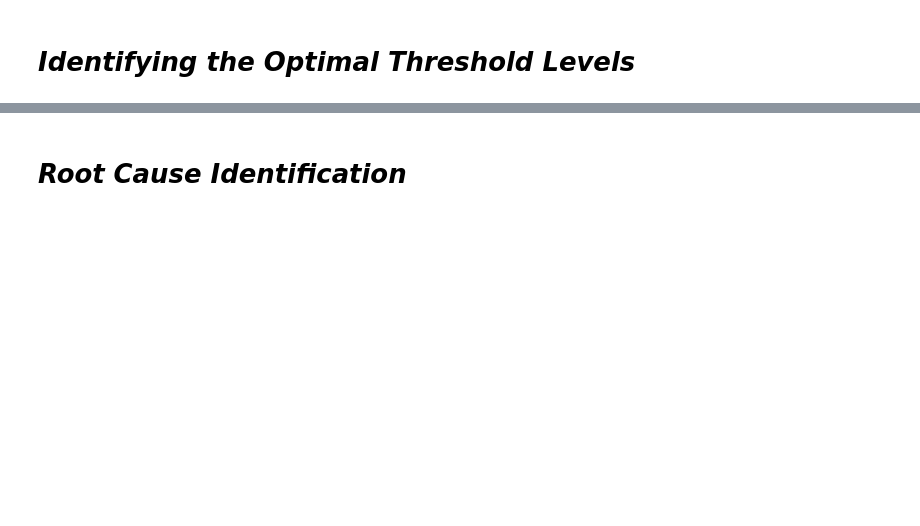
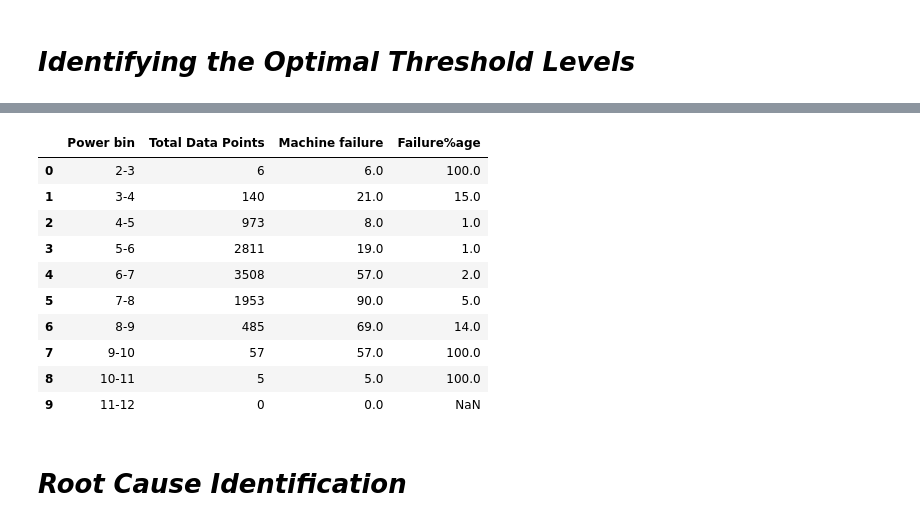
Before and after one commit to AftabUdaipurwala/MLProjects, a Jupyter notebook: Mahindra_Manufacturing_Analytics.ipynb, the cells around one changed output, grey strips where cells are left out. Cells and saved outputs as stored; diff of their text form; code cells hidden in the pictures; blank space fills up the shorter version.

```diff
--- a/Mahindra_Manufacturing_Analytics.ipynb
+++ b/Mahindra_Manufacturing_Analytics.ipynb
@@ -956,3 +1041,22 @@ df8.shape
+# %%
+# now identifying how much % age of downtime is present in each bins of Temp Diff
+pivottool1=pd.pivot_table(data=df8, index='Power bin', values='Type', aggfunc='count').reset_index().rename(columns={'Type': 'Total Data Points'}).round(1)
+pivottool2 =pd.pivot_table(data=df8, index='Power bin', values='Machine failure', aggfunc='sum').reset_index().rename(columns={'Type': 'Machine Failure Data Points'}).round(1)
+pivottool3= pd.merge(pivottool1,pivottool2,on='Power bin')
+pivottool3['Failure%age'] = round(pivottool3['Machine failure']/pivottool3['Total Data Points'],2)*100
+pivottool3
+# %% [output]
+|  | Power bin | Total Data Points | Machine failure | Failure%age |
+| 0 | 2-3 | 6 | 6.0 | 100.0 |
+| 1 | 3-4 | 140 | 21.0 | 15.0 |
+| 2 | 4-5 | 973 | 8.0 | 1.0 |
+| 3 | 5-6 | 2811 | 19.0 | 1.0 |
+| 4 | 6-7 | 3508 | 57.0 | 2.0 |
+| 5 | 7-8 | 1953 | 90.0 | 5.0 |
+| 6 | 8-9 | 485 | 69.0 | 14.0 |
+| 7 | 9-10 | 57 | 57.0 | 100.0 |
+| 8 | 10-11 | 5 | 5.0 | 100.0 |
+| 9 | 11-12 | 0 | 0.0 | NaN |
 # %% [markdown]
 # ***Root Cause Identification***
 # %%
```
Also changed, not shown: parts of 36 cells of this notebook.
